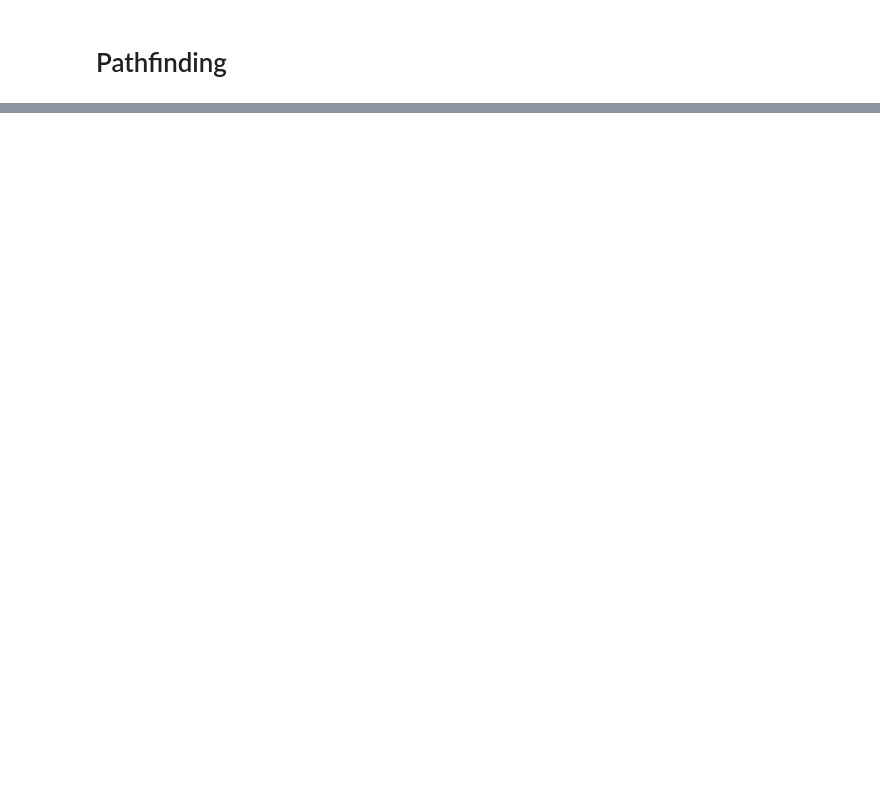
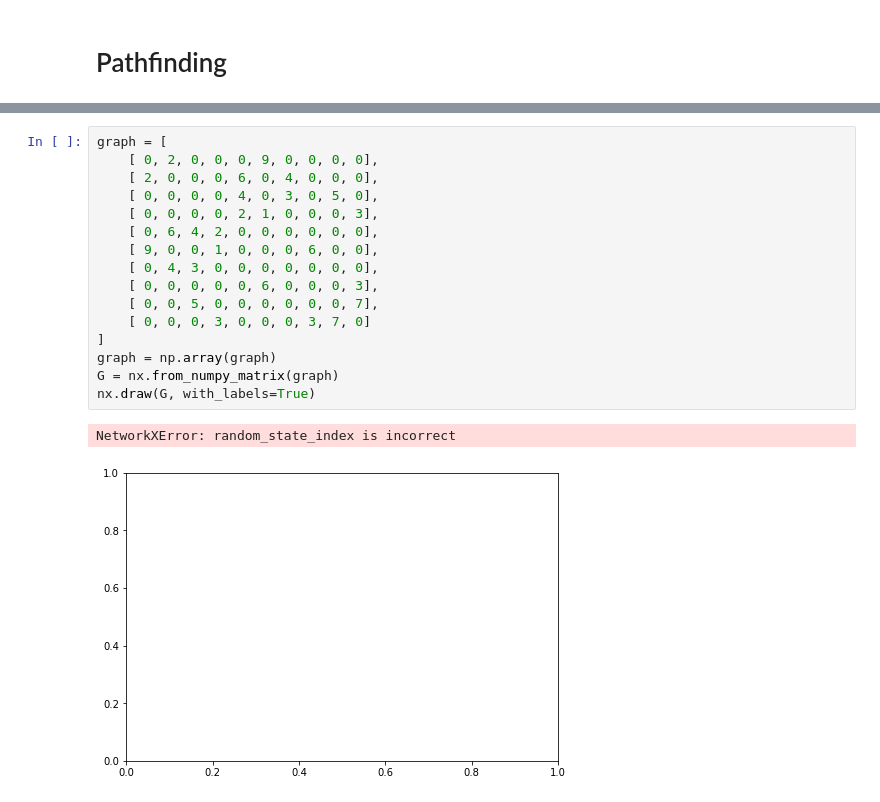
Before and after one commit to ma1VAR3/Shop-Automation-System, a Jupyter notebook: main.ipynb, the cells around one changed output, grey strips where cells are left out. Saved outputs shown, nothing was run; the diff lists cells and outputs as text; blank space fills up the shorter version.

```diff
--- a/main.ipynb
+++ b/main.ipynb
@@ -459,0 +461,19 @@ Minimum cost = -3
+# %%
+graph = [
+    [ 0, 2, 0, 0, 0, 9, 0, 0, 0, 0],
+    [ 2, 0, 0, 0, 6, 0, 4, 0, 0, 0],
+    [ 0, 0, 0, 0, 4, 0, 3, 0, 5, 0],
+    [ 0, 0, 0, 0, 2, 1, 0, 0, 0, 3],
+    [ 0, 6, 4, 2, 0, 0, 0, 0, 0, 0],
+    [ 9, 0, 0, 1, 0, 0, 0, 6, 0, 0],
+    [ 0, 4, 3, 0, 0, 0, 0, 0, 0, 0],
+    [ 0, 0, 0, 0, 0, 6, 0, 0, 0, 3],
+    [ 0, 0, 5, 0, 0, 0, 0, 0, 0, 7],
+    [ 0, 0, 0, 3, 0, 0, 0, 3, 7, 0]
+]
+graph = np.array(graph)
+G = nx.from_numpy_matrix(graph)
+nx.draw(G, with_labels=True)
+# %% [output]
+NetworkXError: random_state_index is incorrect
+[figure, added]
```
Also changed, not shown: parts of 28 cells of this notebook, 1 other file.
